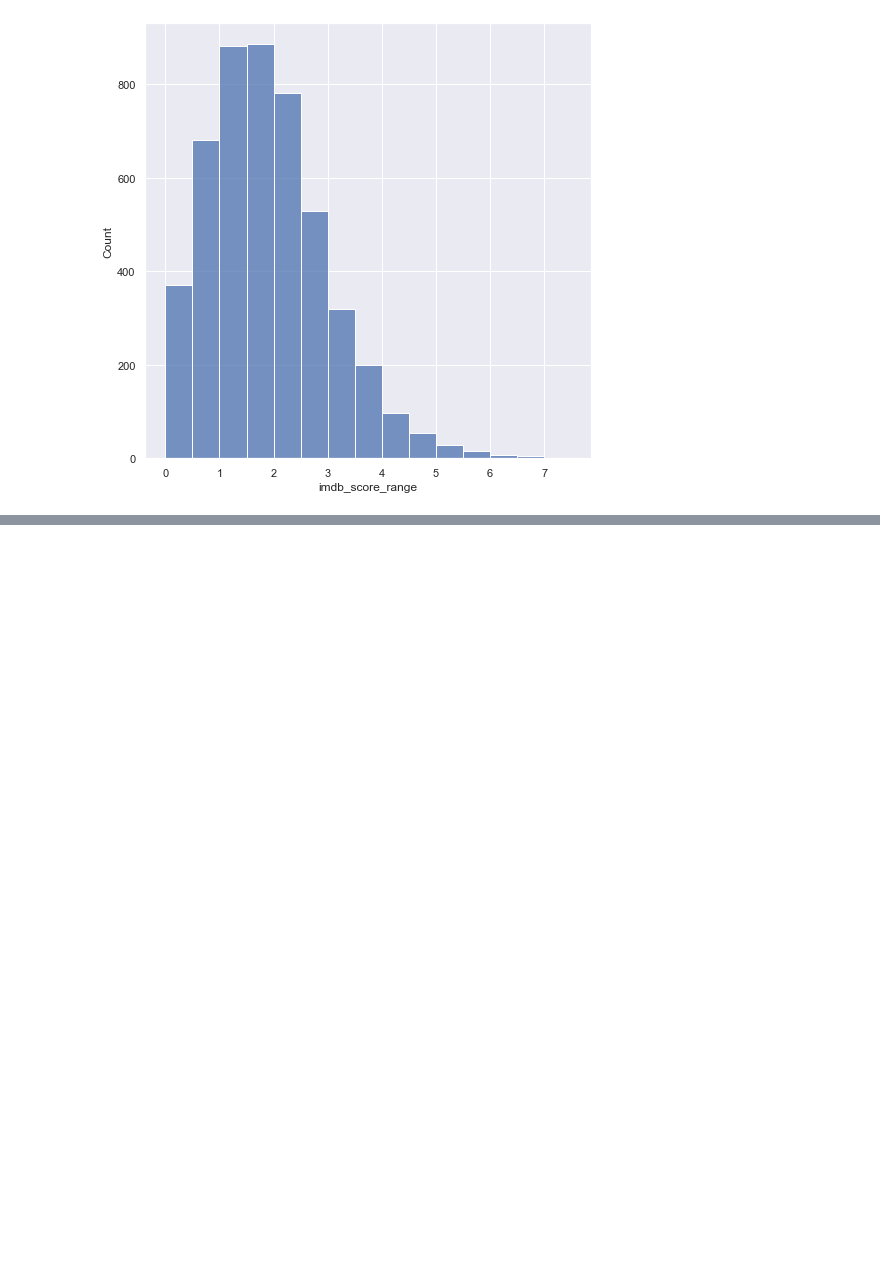
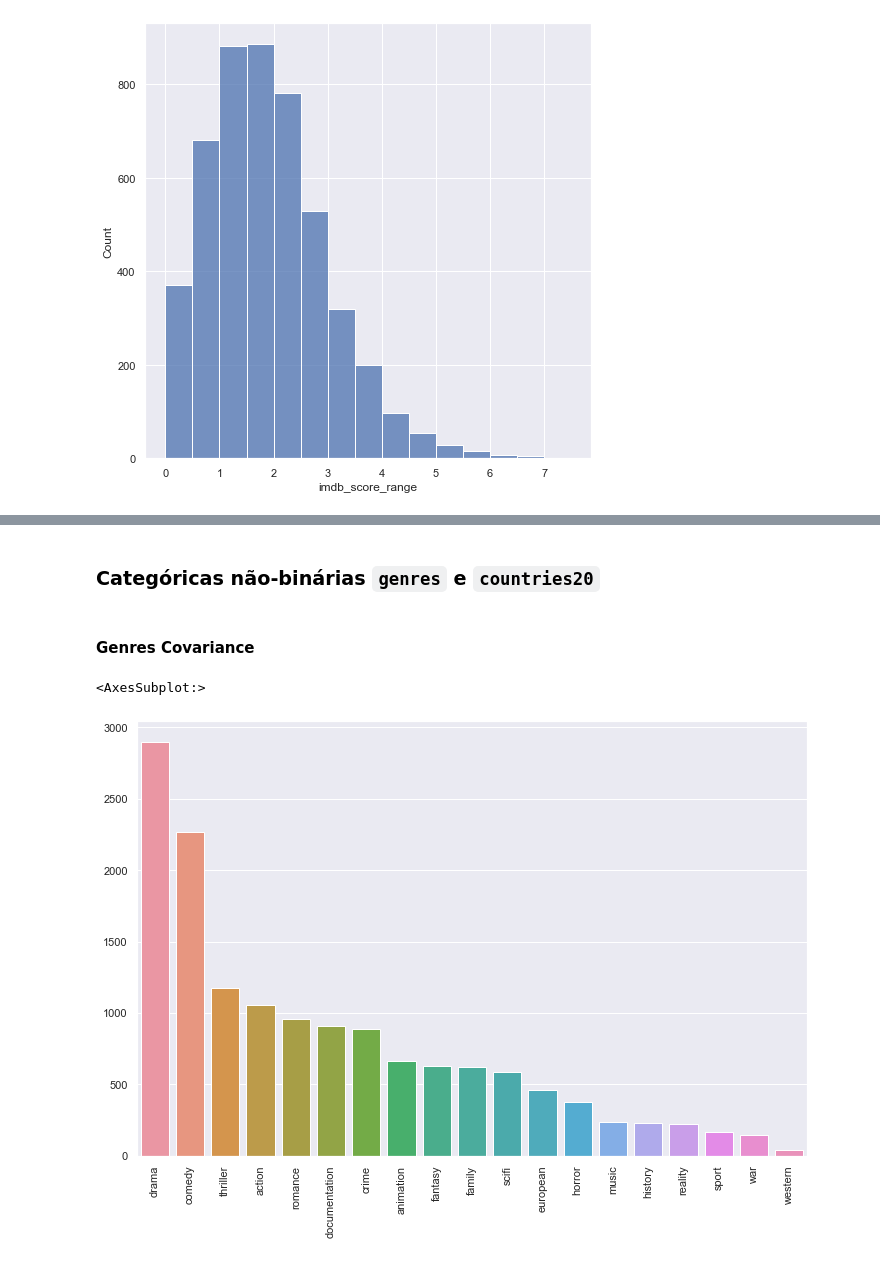
Before and after one commit to RodrigoLaraG/Data-Sci, a Jupyter notebook: DataSets/Netflix/NetflixNotebook.ipynb, the cells around one changed output, grey strips where cells are left out. Cells and saved outputs as stored; diff of their text form; code cells hidden in the pictures; blank space fills up the shorter version.

```diff
--- a/DataSets/Netflix/NetflixNotebook.ipynb
+++ b/DataSets/Netflix/NetflixNotebook.ipynb
@@ -194,0 +236,8 @@ dtype: int64
+# %%
+genres = titles.genres.str.rstrip("]")
+genres = genres.str.lstrip("[")
+genres = genres.str.get_dummies(", ") # separa os gêneros em colunas individuais
+genres = genres.apply(pd.to_numeric, downcast = "integer") # passa p/ int
+genres[genres == 0] = np.nan # os nulos vão p/ NaN
+genres.columns = genres.columns.str.strip("\'") # remove os " \' " do nome das colunas
+genres.info()
@@ -1377,0 +1157,13 @@ sns.scatterplot(data = credits_stats, x = "imdb_score_mean", y = "imdb_votes_log
+# %% [markdown]
+### Categóricas não-binárias  `genres` e `countries20`
+# %% [markdown]
+#### Genres Covariance
+# %%
+# frequência de cada gênero nos descritivos
+plt.figure(figsize=(12,8))
+plt.xticks(rotation = 90)
+sns.barplot(x = genres.count().sort_values(ascending = False).index,
+    y = genres.count().sort_values(ascending = False).values)
+# %% [output]
+<AxesSubplot:>
+[figure, added]
```
Also changed, not shown: parts of 201 cells of this notebook.
